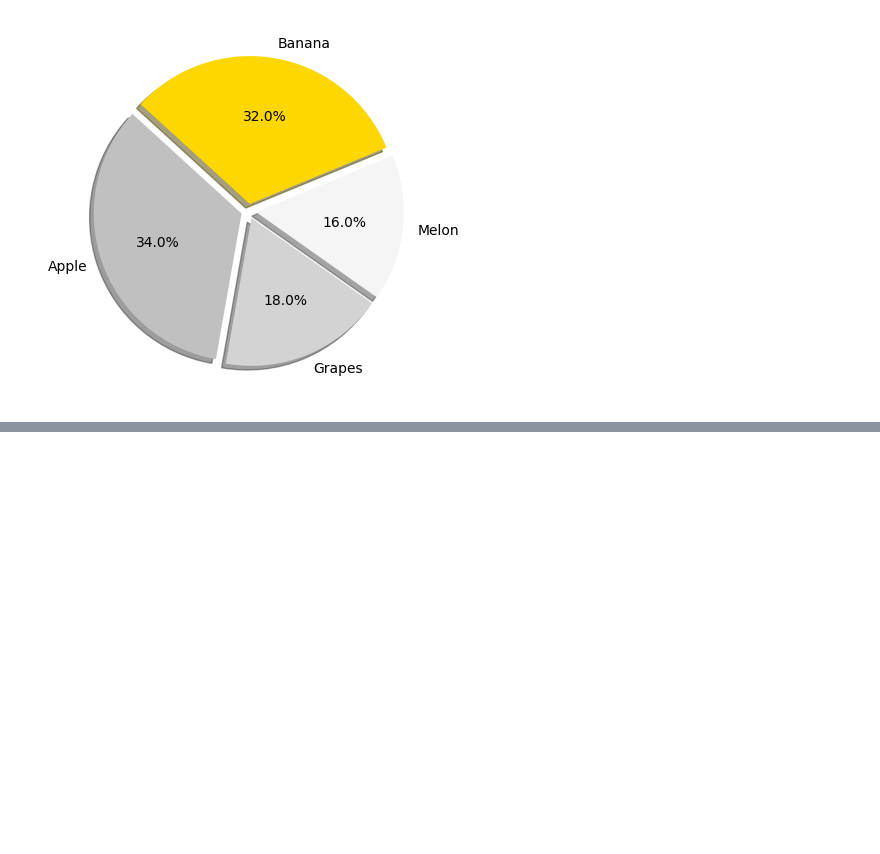
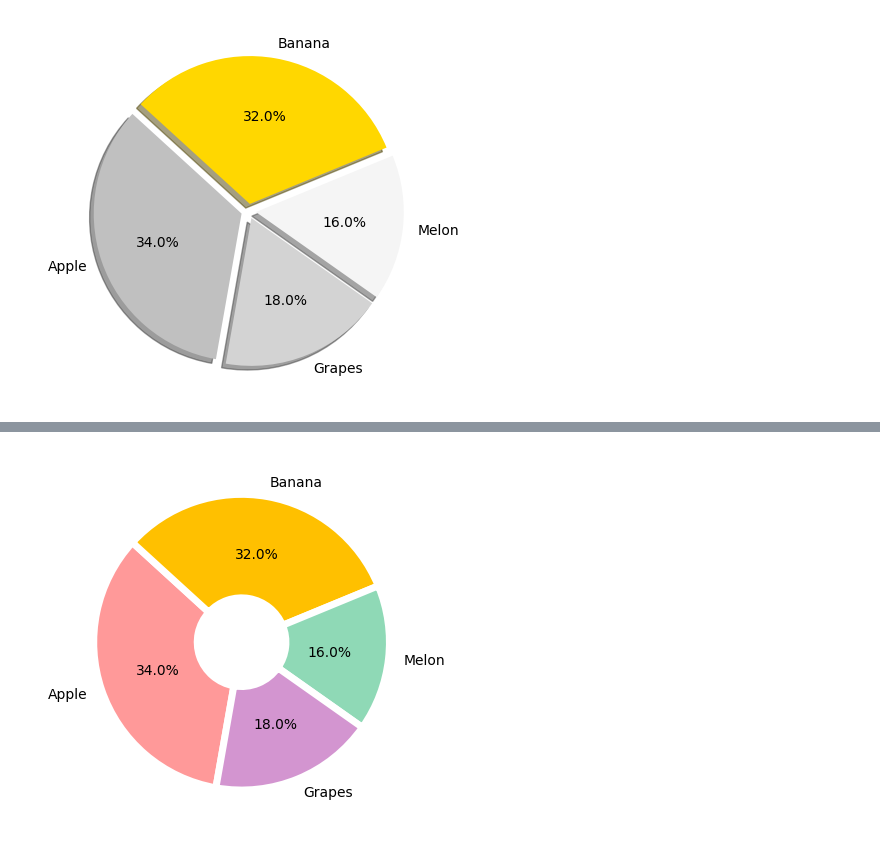
Before and after one commit to knachinen/ai_beginner, a Jupyter notebook: python/matplotlib.ipynb, the cells around one changed output, grey strips where cells are left out. Drawn from its saved outputs; the diff is of its cells as text; code cells hidden in the pictures; blank space fills up the shorter version.

```diff
--- a/python/matplotlib.ipynb
+++ b/python/matplotlib.ipynb
@@ -857,0 +872,19 @@ colors = ['#ff9999', '#ffc000', '#8fd9b6', '#d395']
+# %%
+wedgeprops = {
+    'width': 0.7,
+    'edgecolor': 'w',
+    'linewidth': 5
+}
+
+plt.pie(
+    ratio,
+    labels=labels,
+    autopct='%.1f%%',
+    startangle=260,
+    counterclock=False,
+    colors=colors,
+    wedgeprops=wedgeprops
+)
+plt.show()
+# %% [output]
+[figure, added]
```
Also changed, not shown: parts of 10 cells of this notebook.
